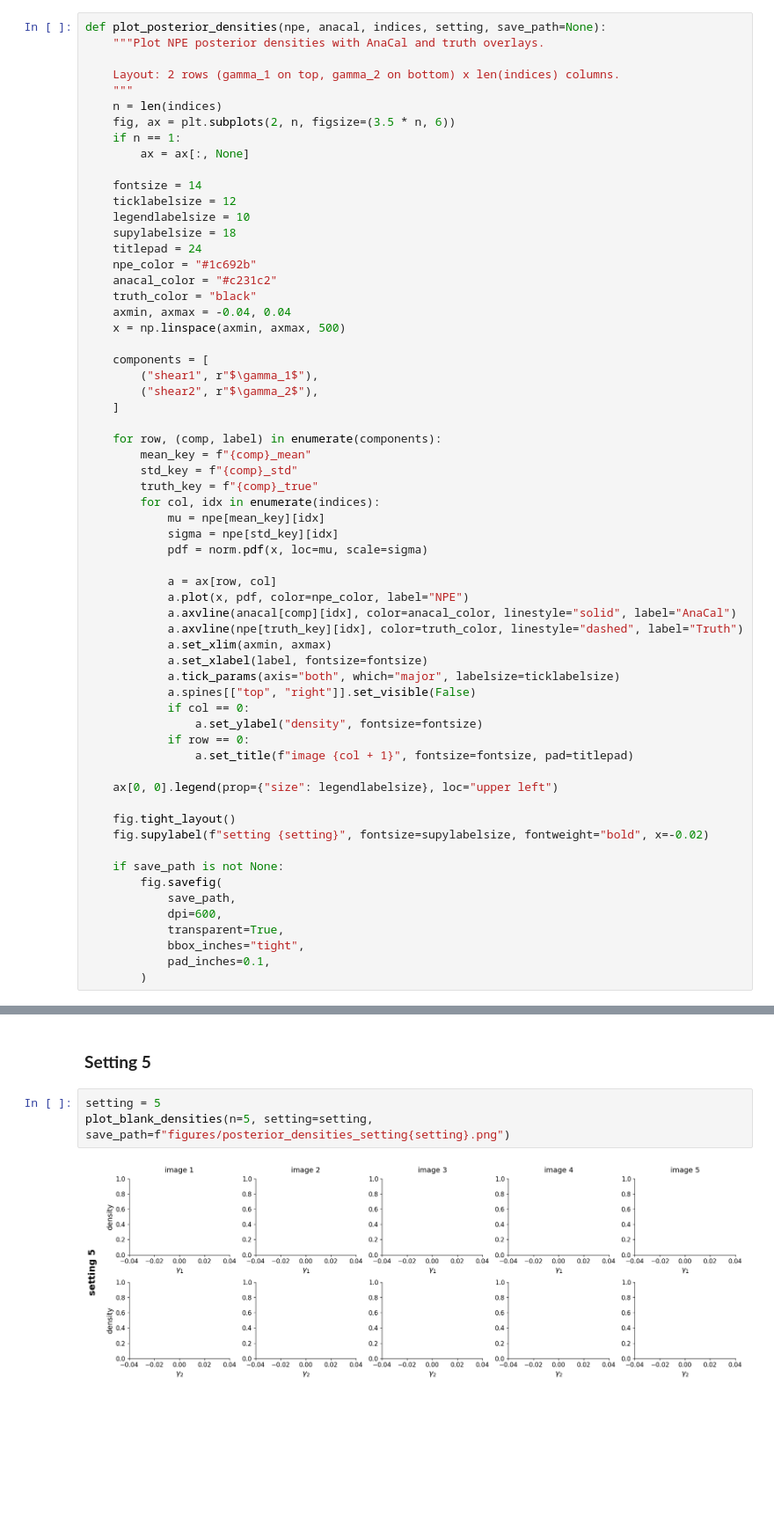
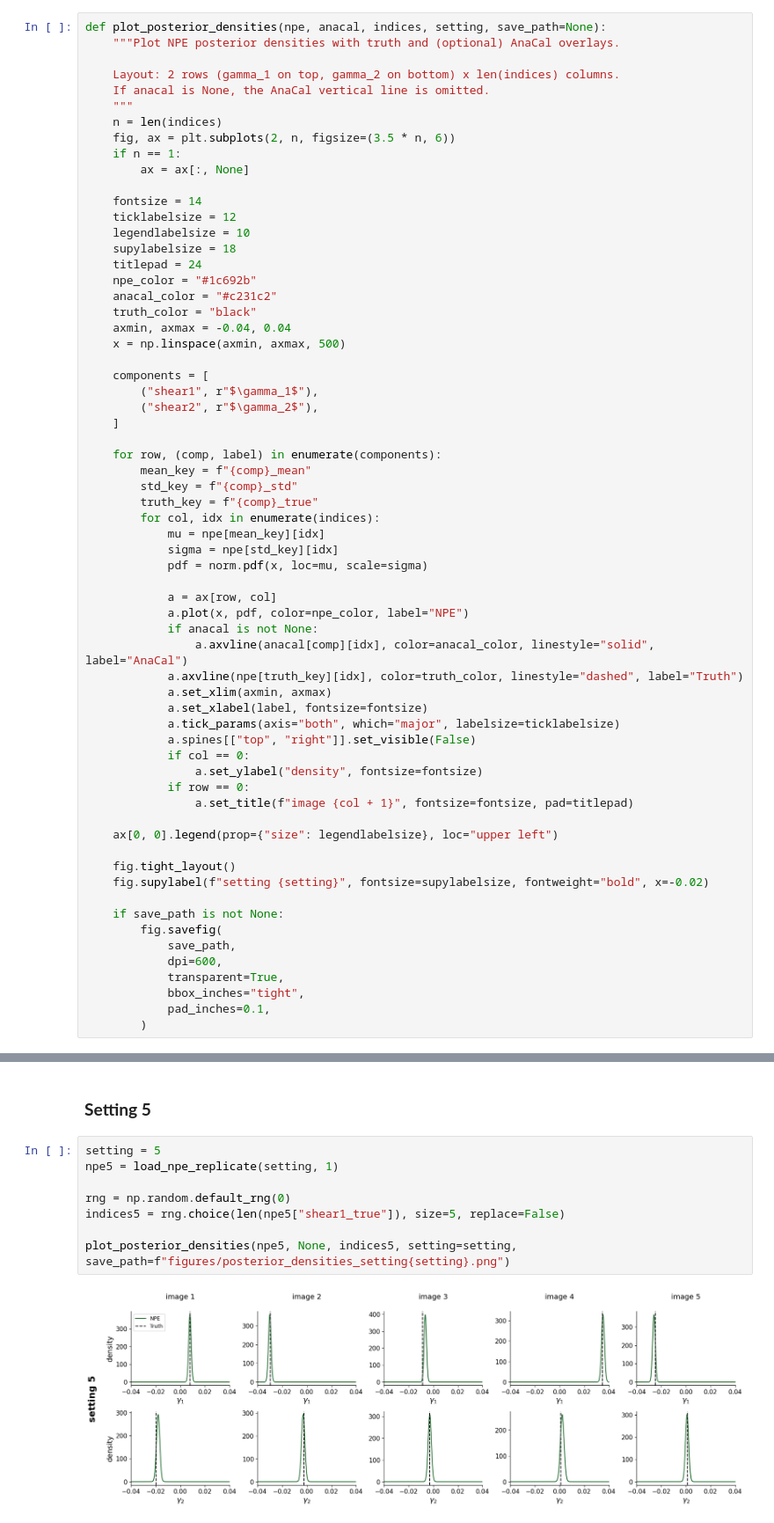
Before and after one commit to prob-ml/blissWL, a Jupyter notebook: images_to_maps/descwl/results/densityplots.ipynb, the cells around one changed output, grey strips where cells are left out. Shown at 88% size. Drawn from its saved outputs; the diff is of its cells as text; blank space fills up the shorter version.

Commit message:
Setting 5 NPE results

```diff
--- a/images_to_maps/descwl/results/densityplots.ipynb
+++ b/images_to_maps/descwl/results/densityplots.ipynb
@@ -48,9 +48,10 @@ def load_anacal_replicate(setting, replicate_idx):
     }
 # %%
 def plot_posterior_densities(npe, anacal, indices, setting, save_path=None):
-    """Plot NPE posterior densities with AnaCal and truth overlays.
+    """Plot NPE posterior densities with truth and (optional) AnaCal overlays.
 
     Layout: 2 rows (gamma_1 on top, gamma_2 on bottom) x len(indices) columns.
+    If anacal is None, the AnaCal vertical line is omitted.
     """
     n = len(indices)
     fig, ax = plt.subplots(2, n, figsize=(3.5 * n, 6))
@@ -84,7 +85,8 @@ def plot_posterior_densities(npe, anacal, indices, setting, save_path=None):
 
             a = ax[row, col]
             a.plot(x, pdf, color=npe_color, label="NPE")
-            a.axvline(anacal[comp][idx], color=anacal_color, linestyle="solid", label="AnaCal")
+            if anacal is not None:
+                a.axvline(anacal[comp][idx], color=anacal_color, linestyle="solid", label="AnaCal")
             a.axvline(npe[truth_key][idx], color=truth_color, linestyle="dashed", label="Truth")
             a.set_xlim(axmin, axmax)
             a.set_xlabel(label, fontsize=fontsize)
@@ -203,6 +205,11 @@ plot_blank_densities(n=5, setting=setting, save_path=f"figures/posterior_densiti
 ### **Setting 5**
 # %%
 setting = 5
-plot_blank_densities(n=5, setting=setting, save_path=f"figures/posterior_densities_setting{setting}.png")
+npe5 = load_npe_replicate(setting, 1)
+
+rng = np.random.default_rng(0)
+indices5 = rng.choice(len(npe5["shear1_true"]), size=5, replace=False)
+
+plot_posterior_densities(npe5, None, indices5, setting=setting, save_path=f"figures/posterior_densities_setting{setting}.png")
 # %% [output]
-[figure, old version]
+[figure, new version]
```
Also changed, not shown: 2 other files.
